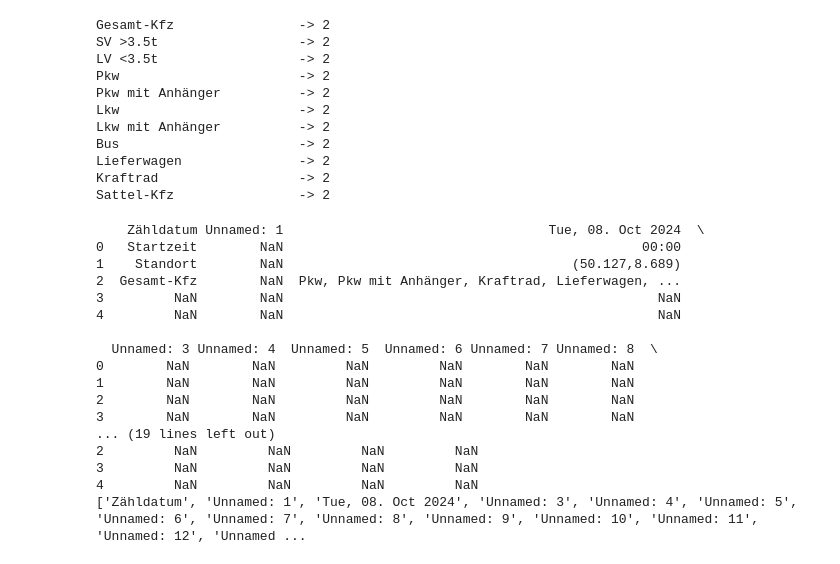
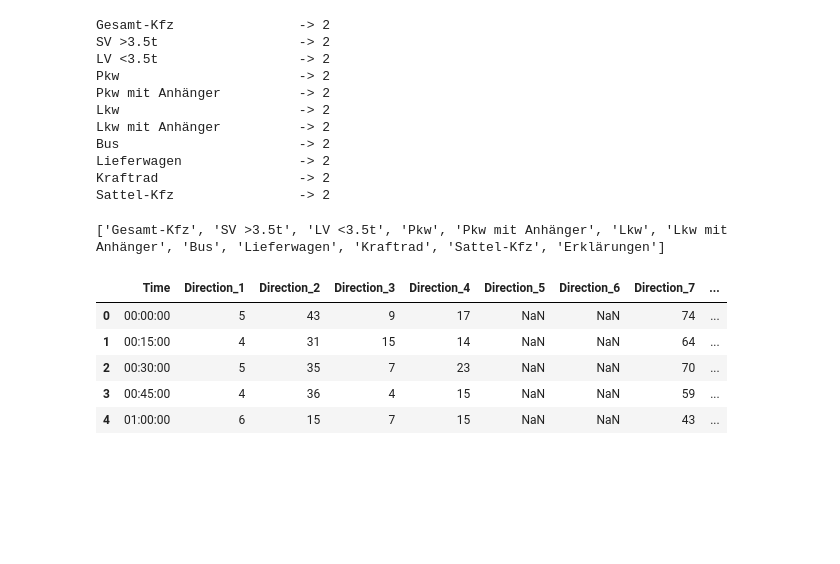
Before and after one commit to Vikhyathsai11/Task1_PRS_project, a Jupyter notebook: notebooks/02_ETL_Pipeline.ipynb, the cells around one changed output. Drawn from its saved outputs; the diff is of its cells as text; code cells hidden in the pictures; blank space fills up the shorter version.

Commit message:
data cleaning done

```diff
--- a/notebooks/02_ETL_Pipeline.ipynb
+++ b/notebooks/02_ETL_Pipeline.ipynb
@@ -124,16 +72,34 @@ def detect_header(file, sheet):
 # %%
-IGNORE={
+def detect_data_start(df):
 
-    "Erklärungen",
+    for i in range(len(df)):
 
-    "Explanation",
+        first_value = str(df.iloc[i,0])
 
-    "Info"
+        if ":" in first_value:
 
-}
+            return i
+
+    return None
 # %%
-sample=excel_files[0]
+def process_sheet(file, sheet):
 
-excel=pd.ExcelFile(sample)
+    raw = load_sheet(file, sheet)
 
-excel.sheet_names
+    start_row = detect_data_start(raw)
+
+    if start_row is None:
+        return None
+
+    data = raw.iloc[start_row:].copy()
+
+    data.reset_index(drop=True, inplace=True)
+
+    columns = ["Time"]
+
+    for i in range(1, len(data.columns)):
+        columns.append(f"Direction_{i}")
+
+    data.columns = columns
+
+    return data
@@ -176,31 +129,24 @@ Lieferwagen               -> 2
 Kraftrad                  -> 2
 Sattel-Kfz                -> 2
 # %%
-header = detect_header(sample, "Gesamt-Kfz")
+sample = excel_files[0]
 
-df = pd.read_excel(
-    sample,
-    sheet_name="Gesamt-Kfz",
-    header=header
-)
+xls = pd.ExcelFile(sample)
 
-print(df.head())
-print(df.columns.tolist())
+print(xls.sheet_names)
 # %% [output]
-    Zähldatum Unnamed: 1                                  Tue, 08. Oct 2024  \
-0   Startzeit        NaN                                              00:00
-1    Standort        NaN                                     (50.127,8.689)
-2  Gesamt-Kfz        NaN  Pkw, Pkw mit Anhänger, Kraftrad, Lieferwagen, ...
-3         NaN        NaN                                                NaN
-4         NaN        NaN                                                NaN
-
-  Unnamed: 3 Unnamed: 4  Unnamed: 5  Unnamed: 6 Unnamed: 7 Unnamed: 8  \
-0        NaN        NaN         NaN         NaN        NaN        NaN
-1        NaN        NaN         NaN         NaN        NaN        NaN
-2        NaN        NaN         NaN         NaN        NaN        NaN
-3        NaN        NaN         NaN         NaN        NaN        NaN
-... (19 lines left out)
-2         NaN         NaN         NaN         NaN
-3         NaN         NaN         NaN         NaN
-4         NaN         NaN         NaN         NaN
-['Zähldatum', 'Unnamed: 1', 'Tue, 08. Oct 2024', 'Unnamed: 3', 'Unnamed: 4', 'Unnamed: 5', 'Unnamed: 6', 'Unnamed: 7', 'Unnamed: 8', 'Unnamed: 9', 'Unnamed: 10', 'Unnamed: 11', 'Unnamed: 12', 'Unnamed ...
+['Gesamt-Kfz', 'SV >3.5t', 'LV <3.5t', 'Pkw', 'Pkw mit Anhänger', 'Lkw', 'Lkw mit Anhänger', 'Bus', 'Lieferwagen', 'Kraftrad', 'Sattel-Kfz', 'Erklärungen']
+# %%
+test_df = process_sheet(
+    sample,
+    "Gesamt-Kfz"
+)
+
+test_df.head()
+# %% [output]
+|  | Time | Direction_1 | Direction_2 | Direction_3 | Direction_4 | Direction_5 | Direction_6 | Direction_7 | ... |
+| 0 | 00:00:00 | 5 | 43 | 9 | 17 | NaN | NaN | 74 | ... |
+| 1 | 00:15:00 | 4 | 31 | 15 | 14 | NaN | NaN | 64 | ... |
+| 2 | 00:30:00 | 5 | 35 | 7 | 23 | NaN | NaN | 70 | ... |
+| 3 | 00:45:00 | 4 | 36 | 4 | 15 | NaN | NaN | 59 | ... |
+| 4 | 01:00:00 | 6 | 15 | 7 | 15 | NaN | NaN | 43 | ... |
```
Also changed, not shown: parts of 18 cells of this notebook, 4 other files.
